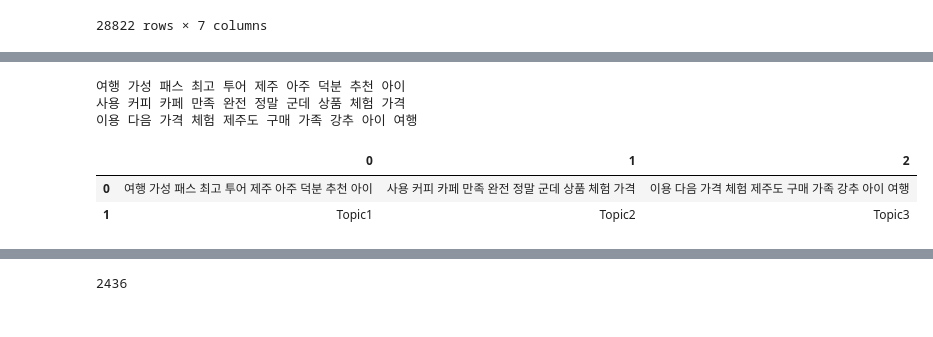
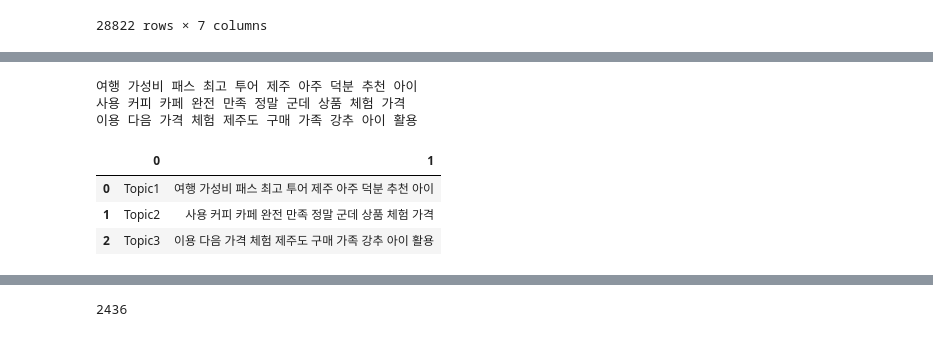
Before and after one commit to nohjuhyeon/AI_LKJ_hubs_fastapi, a Jupyter notebook: data_analysis/tour_pass/sc_coooooooooooooopy.ipynb, the cells around one changed output, grey strips where cells are left out. Saved outputs shown, nothing was run; the diff lists cells and outputs as text; code cells hidden in the pictures.

```diff
--- a/data_analysis/tour_pass/sc_coooooooooooooopy.ipynb
+++ b/data_analysis/tour_pass/sc_coooooooooooooopy.ipynb
@@ -372,8 +372,4 @@ df_review
 score_one = df_review.query("rating == 1")["content"].to_list()
 score_two = df_review.query("rating == 2")["content"].to_list()
 score_three = df_review.query("rating == 3")["content"].to_list()
-score_four = df_review.query("rating == 4")["content"].to_list()
-score_five = df_review.query("rating == 5")["content"].to_list()
-
-list_positive = score_four + score_five
-list_positive
+list_positive = df_review.query("rating in [4,5]")
@@ -407,53 +401,55 @@ okt = Okt()
 # 한글자 이상이고 명사인 단어만 추출
 def tokenizer(raw, pos=["Noun"], stopword=stopwords):
     return [
-        word for word, tag in okt.pos(
+        '가성비' if word == '가성' else word
+        for word, tag in okt.pos(
             raw,
             norm=True,
             stem=True
             )
             if len(word) > 1 and tag in pos and word not in stopword
-
     ]
 # %%
 from sklearn.feature_extraction.text import TfidfVectorizer
 vectorizer = TfidfVectorizer(tokenizer=tokenizer, use_idf=True)
-features = vectorizer.fit_transform(list_positive)
+features = vectorizer.fit_transform(list_positive['content'])
 features.toarray()
 
 from sklearn.decomposition import LatentDirichletAllocation
 lda_model = LatentDirichletAllocation(n_components=3, random_state=55) #인스턴스화 #n_components 토픽의 갯수
 lda_model.fit(features) #교육
 dictionary_list = vectorizer.get_feature_names_out()
 lda_model.components_
 
 topics_output = lda_model.transform(features)
 df_topics_score = pd.DataFrame(data=topics_output)
 df_topics_score['dominant_topic_number'] = np.argmax(topics_output, axis=1) #  "topics_output" 배열에서 각 행마다 최대값의 인덱스를 찾아 "dominant_topic_number" 열에 할당
-df_topics_score['sentences'] = list_positive
-df_topics_score
+# df_topics_score['sentences'] = list_positive
+# df_topics_score
 
 ## 상위 단어 추출
 topics_list = list()
 for topic in lda_model.components_:
     df_datas = [topic, dictionary_list]
     df_topics = pd.DataFrame(data=df_datas)
     df_topics= df_topics.T #T는 행과 열을 바꿈
     df_topics = df_topics.sort_values(0, ascending=False)
     # print(df_topics[:3])
     topics_text = ' '.join(df_topics[1].values[:10])# 시리즈 형식으로 출력 get values from series / index
     print(topics_text)
     topics_list.append(topics_text)
-topics_list_add = [topics_list, ['Topic1', 'Topic2', 'Topic3']]
+topics_list_add = [['Topic1', 'Topic2', 'Topic3'],topics_list]
 df_topics_list_positive = pd.DataFrame(topics_list_add)
+df_topics_list_positive = df_topics_list_positive.T
 df_topics_list_positive
 # %% [output]
-여행 가성 패스 최고 투어 제주 아주 덕분 추천 아이
-사용 커피 카페 만족 완전 정말 군데 상품 체험 가격
-이용 다음 가격 체험 제주도 구매 가족 강추 아이 여행
+여행 가성비 패스 최고 투어 제주 아주 덕분 추천 아이
+사용 커피 카페 완전 만족 정말 군데 상품 체험 가격
+이용 다음 가격 체험 제주도 구매 가족 강추 아이 활용
-|  | 0 | 1 | 2 |
-| 0 | 여행 가성 패스 최고 투어 제주 아주 덕분 추천 아이 | 사용 커피 카페 만족 완전 정말 군데 상품 체험 가격 | 이용 다음 가격 체험 제주도 구매 가족 강추 아이 여행 |
-| 1 | Topic1 | Topic2 | Topic3 |
+|  | 0 | 1 |
+| 0 | Topic1 | 여행 가성비 패스 최고 투어 제주 아주 덕분 추천 아이 |
+| 1 | Topic2 | 사용 커피 카페 완전 만족 정말 군데 상품 체험 가격 |
+| 2 | Topic3 | 이용 다음 가격 체험 제주도 구매 가족 강추 아이 활용 |
 # %%
 pip install wordcloud
 # %% [output]
```
Also changed, not shown: parts of 11 cells of this notebook.
